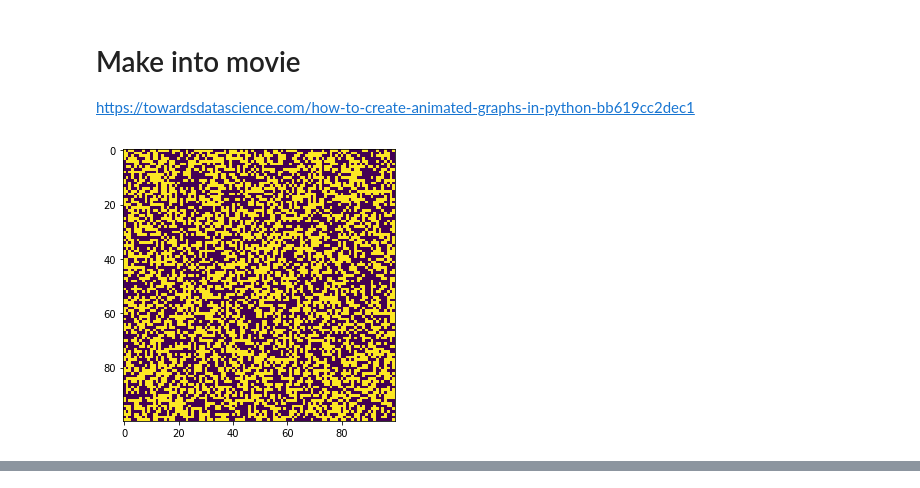
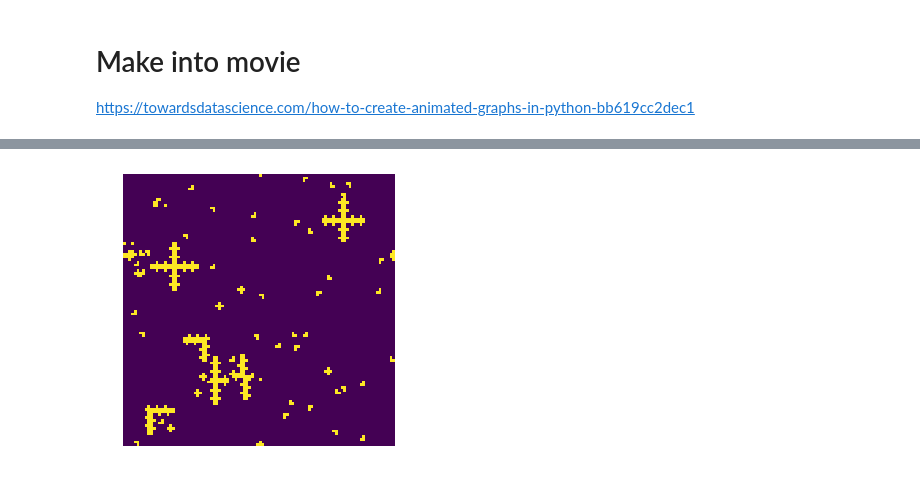
Before and after one commit to lizgzil/coopsim, a Jupyter notebook: notebooks/Iterated prisoner's dilemma.ipynb, the cells around one changed output, grey strips where cells are left out. Cells and saved outputs as stored; diff of their text form; code cells hidden in the pictures.

Commit message:
making movie outputs and putting code together

```diff
--- a/notebooks/Iterated prisoner's dilemma.ipynb
+++ b/notebooks/Iterated prisoner's dilemma.ipynb
@@ -211,3 +212,30 @@ for i in range(0,3):
+# %%
+n = 100
+prop_c_init = 0.5
+plot_size_n = 5
+
+num_frames = 10
+
+grid_strat = make_initial_grid(n, prop_c_init)
+
+grid_payoff = np.empty((n,n,))
+grid_payoff[:] = np.nan
+
+grid_colours = np.empty((n,n,))
+grid_colours[:] = np.nan
+
+grid_strat_all = []
+grid_colours_all =[]
+
+grid_strat_all.append(grid_strat.copy())
+grid_colours_all.append(grid_colours.copy())
+
+for _ in range(0,num_frames):
+
+    grid_strat, grid_colours = one_iteration(grid_strat, n)
+
+    grid_strat_all.append(grid_strat.copy())
+    grid_colours_all.append(grid_colours.copy())
 # %% [markdown]
 # Make into movie
 https://towardsdatascience.com/how-to-create-animated-graphs-in-python-bb619cc2dec1
@@ -217,27 +244,0 @@ writer = Writer(fps=20, metadata=dict(artist='Me'), bitrate=1800)
-# %%
-def animate(i):
-    grid_strat, grid_colours = one_iteration(grid_strat, n)
-    plot_grid_movie(grid_strat, plot_size_n)
-    return grid_strat, grid_colours
-# %%
-n = 100
-prop_c_init = 0.5
-plot_size_n = 5
-
-grid_strat = make_initial_grid(n, prop_c_init)
-
-grid_payoff = np.empty((n,n,))
-grid_payoff[:] = np.nan
-
-grid_colours = np.empty((n,n,))
-grid_colours[:] = np.nan
-
-fig, ax = plt.subplots(figsize=(plot_size_n, plot_size_n))
-
-plot_grid_movie(grid_strat, plot_size_n)
-
-ani = matplotlib.animation.FuncAnimation(fig, animate, frames=17, repeat=True)
-
-plt.show()
-# %% [output]
-[figure, removed]
@@ -246,0 +245,14 @@ plt.show()
+# %%
+def animate(i):
+
+    ax.imshow(grid_strat_all[i])
+
+    return (line,)
+# %%
+fig, ax = plt.subplots(figsize=(plot_size_n, plot_size_n))
+plt.axis('off')
+# call the animator. blit=True means only re-draw the parts that have changed.
+anim = animation.FuncAnimation(fig, animate, frames=num_frames, blit=True)
+
+HTML(anim.to_html5_video())
+# %% [output]
@@ -246,0 +260 @@ plt.show()
+[figure, added]
```
Also changed, not shown: parts of 8 cells of this notebook, 1 other file.
